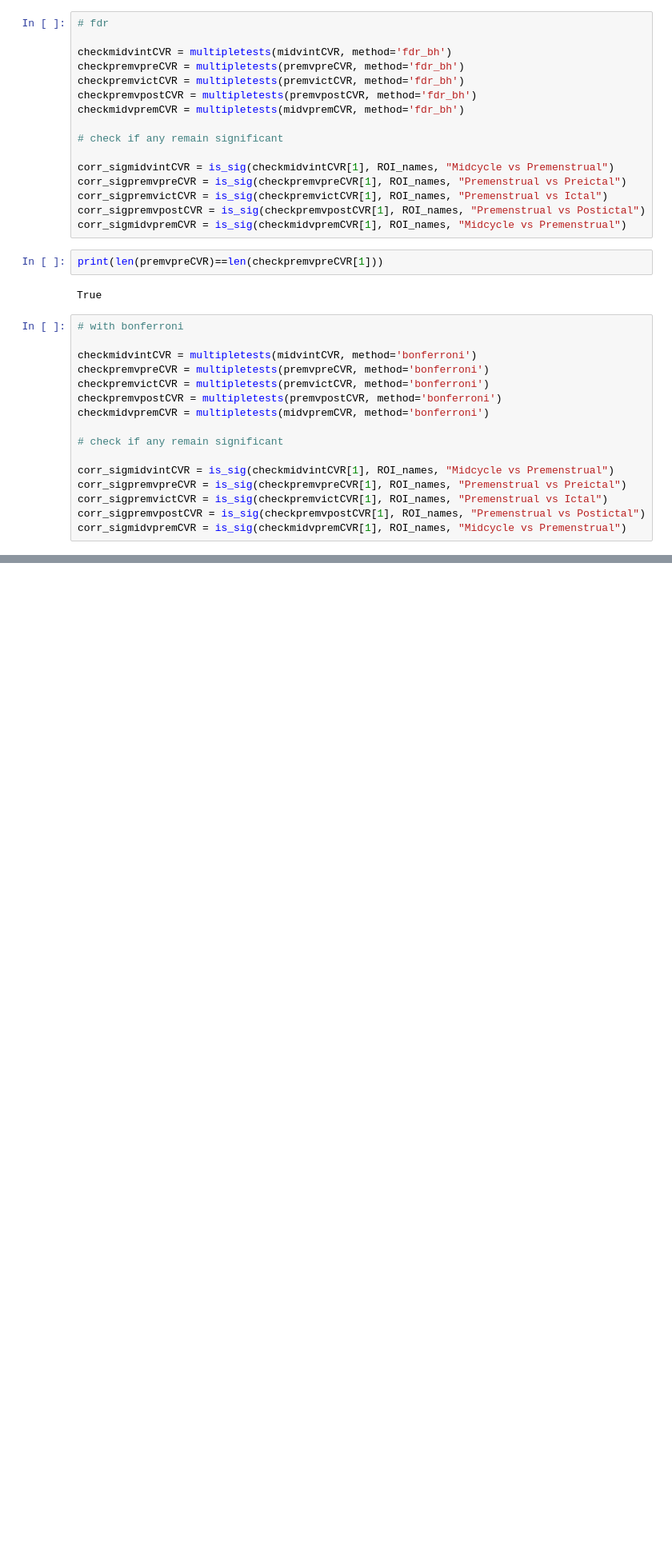
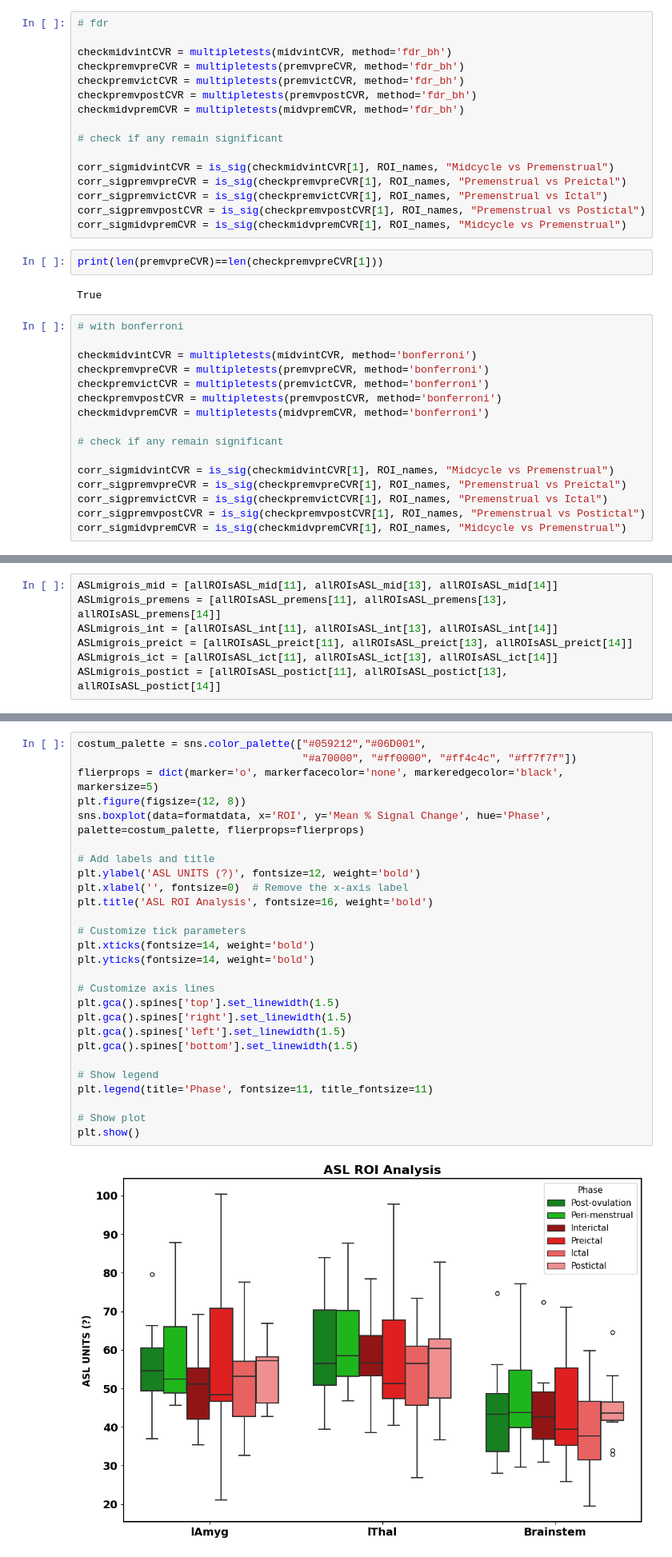
Before and after one commit to beatrzm/Thesis, a Jupyter notebook: correlations/roi_vasc.ipynb, the cells around one changed output, grey strips where cells are left out. Shown at 80% size. Saved outputs shown, nothing was run; the diff lists cells and outputs as text; blank space fills up the shorter version.

```diff
--- a/correlations/roi_vasc.ipynb
+++ b/correlations/roi_vasc.ipynb
@@ -737,0 +915,7 @@ corr_sigmidvpremCVR = is_sig(checkmidvpremCVR[1], ROI_names, "Midcycle vs Premen
+# %%
+ASLmigrois_mid = [allROIsASL_mid[11], allROIsASL_mid[13], allROIsASL_mid[14]]
+ASLmigrois_premens = [allROIsASL_premens[11], allROIsASL_premens[13], allROIsASL_premens[14]]
+ASLmigrois_int = [allROIsASL_int[11], allROIsASL_int[13], allROIsASL_int[14]]
+ASLmigrois_preict = [allROIsASL_preict[11], allROIsASL_preict[13], allROIsASL_preict[14]]
+ASLmigrois_ict = [allROIsASL_ict[11], allROIsASL_ict[13], allROIsASL_ict[14]]
+ASLmigrois_postict = [allROIsASL_postict[11], allROIsASL_postict[13], allROIsASL_postict[14]]
@@ -737,0 +943,29 @@ corr_sigmidvpremCVR = is_sig(checkmidvpremCVR[1], ROI_names, "Midcycle vs Premen
+# %%
+costum_palette = sns.color_palette(["#059212","#06D001",
+                                    "#a70000", "#ff0000", "#ff4c4c", "#ff7f7f"])
+flierprops = dict(marker='o', markerfacecolor='none', markeredgecolor='black', markersize=5)
+plt.figure(figsize=(12, 8))
+sns.boxplot(data=formatdata, x='ROI', y='Mean % Signal Change', hue='Phase', palette=costum_palette, flierprops=flierprops)
+
+# Add labels and title
+plt.ylabel('ASL UNITS (?)', fontsize=12, weight='bold')
+plt.xlabel('', fontsize=0)  # Remove the x-axis label
+plt.title('ASL ROI Analysis', fontsize=16, weight='bold')
+
+# Customize tick parameters
+plt.xticks(fontsize=14, weight='bold')
+plt.yticks(fontsize=14, weight='bold')
+
+# Customize axis lines
+plt.gca().spines['top'].set_linewidth(1.5)
+plt.gca().spines['right'].set_linewidth(1.5)
+plt.gca().spines['left'].set_linewidth(1.5)
+plt.gca().spines['bottom'].set_linewidth(1.5)
+
+# Show legend
+plt.legend(title='Phase', fontsize=11, title_fontsize=11)
+
+# Show plot
+plt.show()
+# %% [output]
+[figure, added]
```
Also changed, not shown: parts of 43 cells of this notebook, 1 other file.
